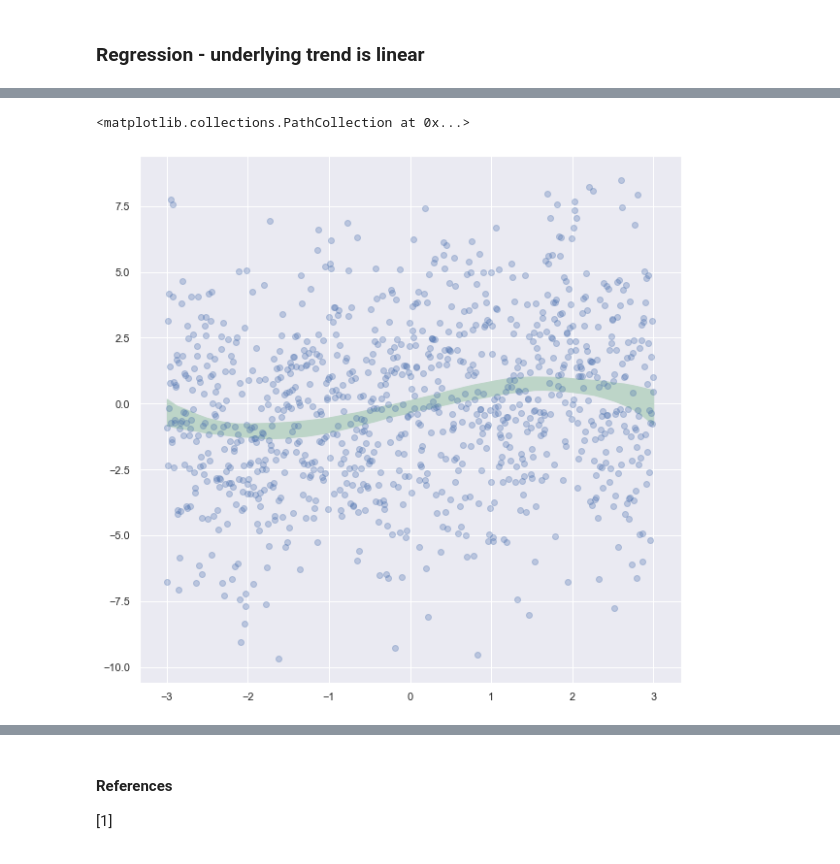
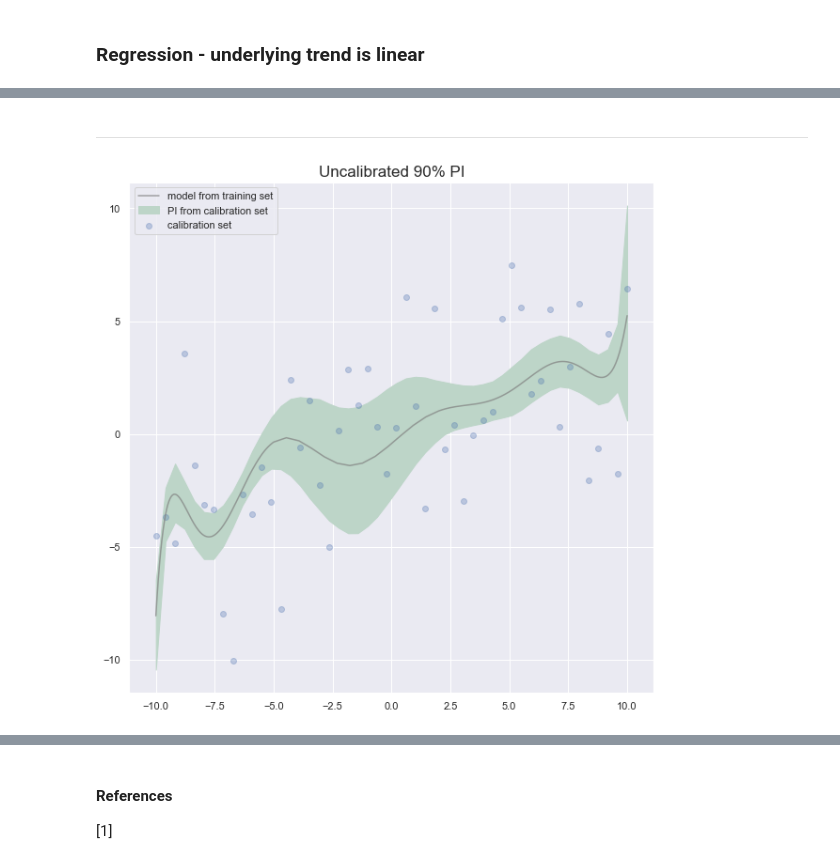
Before and after one commit to AnthonyRentsch/calibrated_regression, a Jupyter notebook: AM207 Final Project.ipynb, the cells around one changed output, grey strips where cells are left out. Drawn from its saved outputs; the diff is of its cells as text; code cells hidden in the pictures.

```diff
--- a/AM207 Final Project.ipynb
+++ b/AM207 Final Project.ipynb
@@ -187,15 +206,29 @@ for h, phat in zip(h_xt_yt, P_hat):
+# %% [markdown]
+---
+# %%
+# bootstrap when doing CDF
+
+# create data
+X = np.concatenate([np.linspace(-10, -5, 100),
+                         np.linspace(-5, 2, 14),
+                         np.linspace(2, 10, 100)])
+n = X.shape[0]
+y = 0.4*X + np.sin(4*X) + np.random.normal(0, 3, size=n)
+
+X_eval = np.linspace(X.min(), X.max(), 50)
+y_eval = 0.4*X_eval + np.sin(3*X_eval) + np.random.normal(0, 3, size=X_eval.shape[0]) # slightly different
 # %%
 # bootstrap when doing CDF
-n_boots = 100
-X_eval = np.linspace(X.min(), X.max())
+n_boots = 1000
 
 boot_preds = np.zeros(shape=(n_boots, len(X_eval)))
+
 for i in range(n_boots):
     # bootstrap
     X_, y_ = resample(X,y)
     # instantiate model and feature preprocessing objects
     model = LinearRegression()
-    poly = PolynomialFeatures(3)
+    poly = PolynomialFeatures(10)
     # preprocess data
     X_ = poly.fit_transform(X_.reshape(-1,1))
     # fit
@@ -207,16 +240,23 @@ for i in range(n_boots):
     # store bootstrapped predictions
     boot_preds[i,:] = preds
 # %%
+# point estimate
+model = LinearRegression()
+poly = PolynomialFeatures(10)
+X_ = poly.fit_transform(X.reshape(-1,1))
+model.fit(X_, y)
+y_preds = model.predict(X_)
+
+# PI
 lower_pi = np.percentile(boot_preds, 5, axis=0)
 upper_pi = np.percentile(boot_preds, 95, axis=0)
 # %%
 fig, ax = plt.subplots(1, 1, figsize=(10,10))
 
-ax.fill_between(X_eval, y1=lower_pi, y2=upper_pi, color='#BDD5C8')
-ax.scatter(X, y, alpha=0.3)
-
-# for i in range(n_boots):
-#     ax.plot(X_eval, boot_preds[i,:], color='blue', alpha=0.1);
+ax.fill_between(X_eval, y1=lower_pi, y2=upper_pi, color='#BDD5C8', label='PI from calibration set')
+ax.scatter(X_eval, y_eval, alpha=0.3, label='calibration set')
+ax.plot(X, y_preds, color='grey', alpha=0.7, label='model from training set')
+ax.legend(loc='upper left')
+ax.set_title('Uncalibrated 90% PI', fontsize=17);
 # %% [output]
-<matplotlib.collections.PathCollection at 0x...>
-[figure, old version]
+[figure, new version]
```
Also changed, not shown: parts of 10 cells of this notebook.
